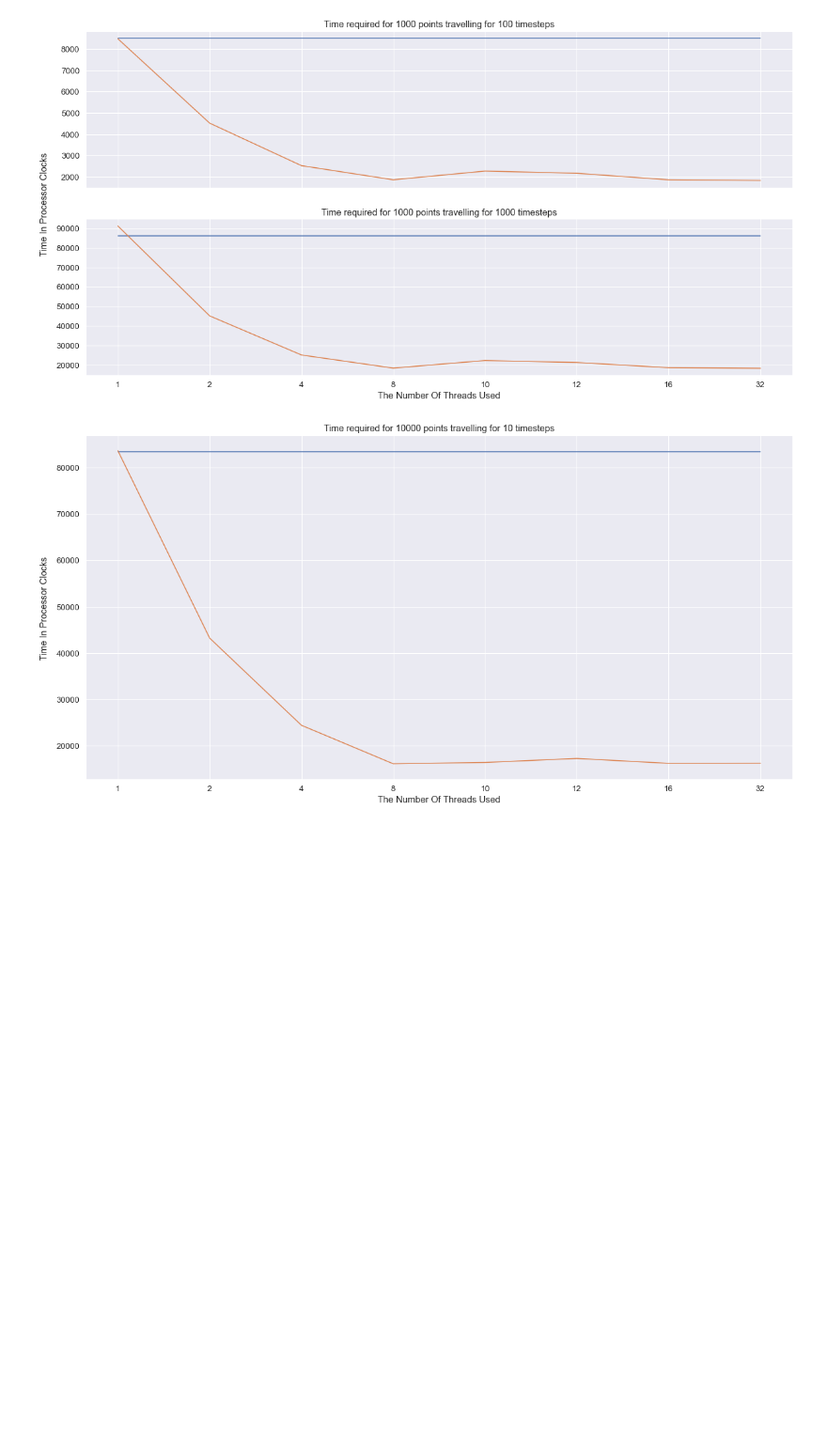
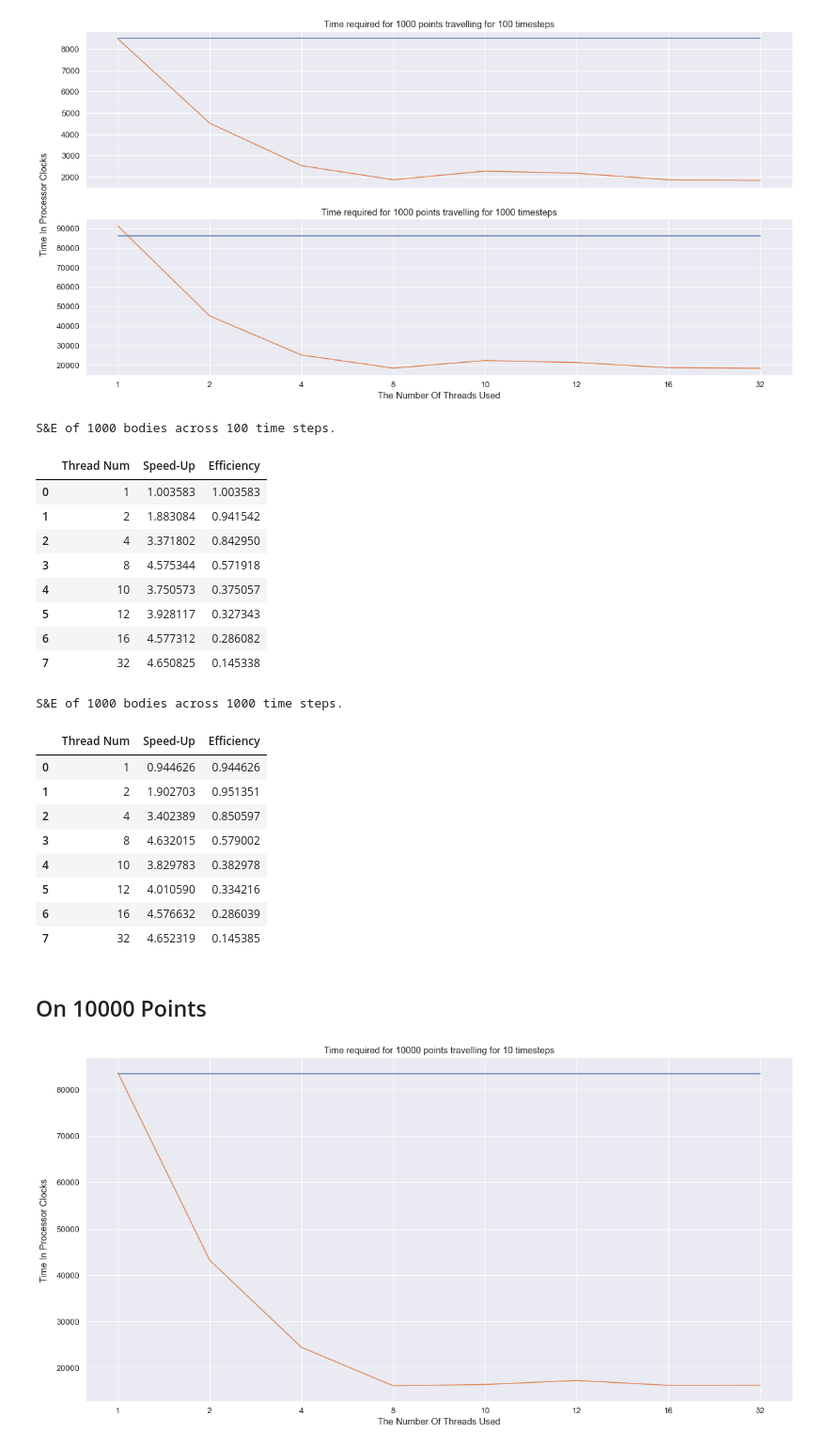
Before and after one commit to Raincwail/Differential-Equations-Solver, a Jupyter notebook: comparison.ipynb, the cells around one changed output. Shown at 94% size. Drawn from its saved outputs; the diff is of its cells as text; code cells hidden in the pictures; blank space fills up the shorter version.

```diff
--- a/comparison.ipynb
+++ b/comparison.ipynb
@@ -86,6 +148,31 @@ Points1000 = Comparison(bodies=1000, time_steps=[100, 1000])
 Points1000.printComparison()
 # %% [output]
 [figure]
+# %%
+Points1000.printTimeAnalysis()
+# %% [output]
+S&E of 1000 bodies across 100 time steps.
+|  | Thread Num | Speed-Up | Efficiency |
+| 0 | 1 | 1.003583 | 1.003583 |
+| 1 | 2 | 1.883084 | 0.941542 |
+| 2 | 4 | 3.371802 | 0.842950 |
+| 3 | 8 | 4.575344 | 0.571918 |
+| 4 | 10 | 3.750573 | 0.375057 |
+| 5 | 12 | 3.928117 | 0.327343 |
+| 6 | 16 | 4.577312 | 0.286082 |
+| 7 | 32 | 4.650825 | 0.145338 |
+S&E of 1000 bodies across 1000 time steps.
+|  | Thread Num | Speed-Up | Efficiency |
+| 0 | 1 | 0.944626 | 0.944626 |
+| 1 | 2 | 1.902703 | 0.951351 |
+| 2 | 4 | 3.402389 | 0.850597 |
+| 3 | 8 | 4.632015 | 0.579002 |
+| 4 | 10 | 3.829783 | 0.382978 |
+| 5 | 12 | 4.010590 | 0.334216 |
+| 6 | 16 | 4.576632 | 0.286039 |
+| 7 | 32 | 4.652319 | 0.145385 |
+# %% [markdown]
+## On 10000 Points
 # %%
 Points10000 = Comparison(bodies=10000, time_steps=[10])
 Points10000.printComparison()
```
Also changed, not shown: parts of 15 cells of this notebook, 8 other files.
